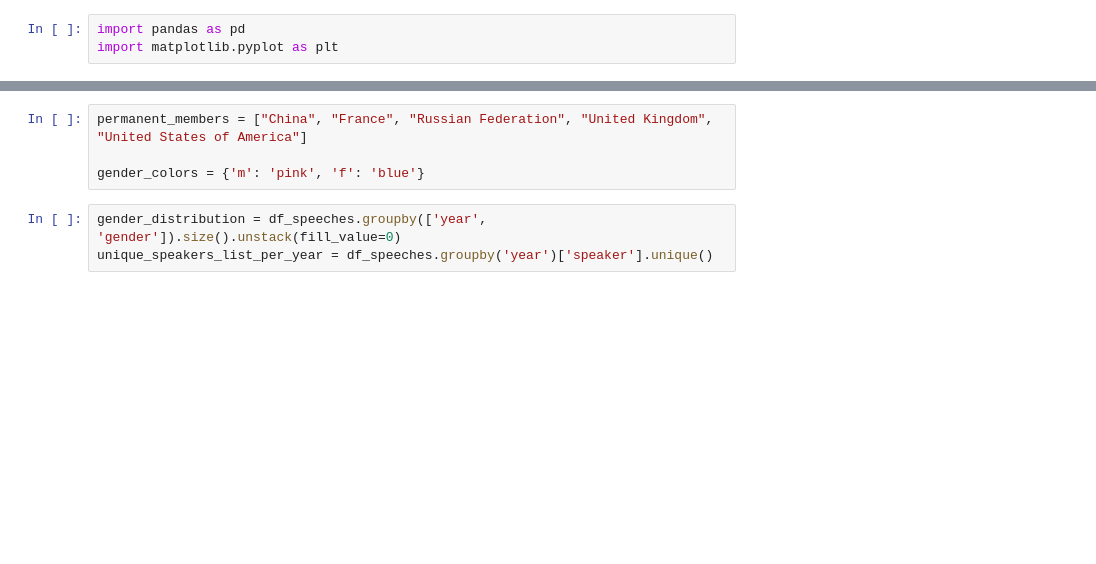
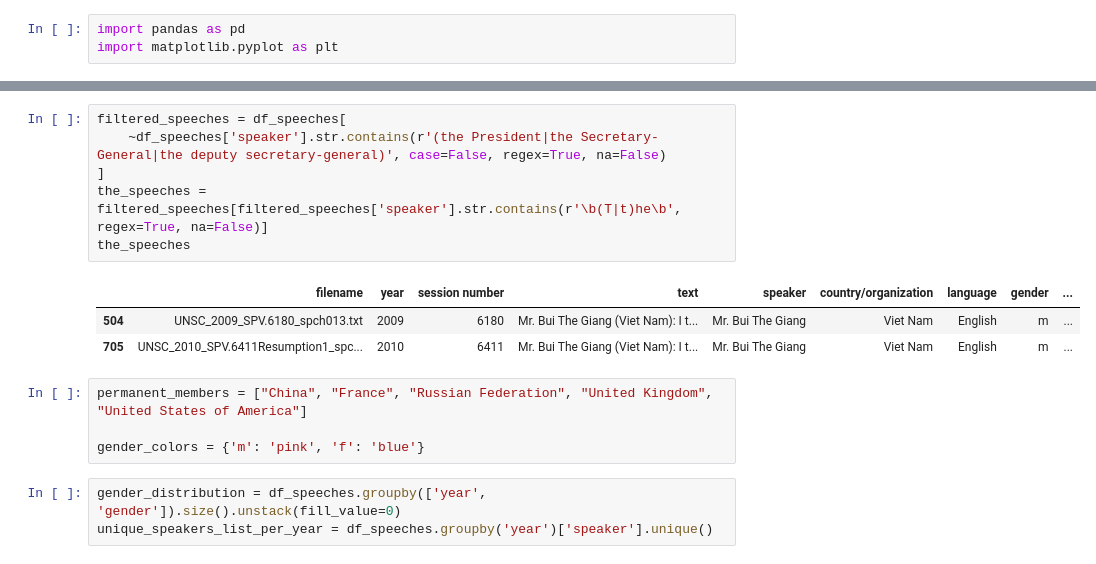
Before and after one commit to imgeyuez/WPS-HRI, a Jupyter notebook: preprocessing/stats.ipynb, the cells around one changed output, grey strips where cells are left out. Saved outputs shown, nothing was run; the diff lists cells and outputs as text; blank space fills up the shorter version.

```diff
--- a/preprocessing/stats.ipynb
+++ b/preprocessing/stats.ipynb
@@ -21,3 +27,13 @@ df_speeches
+# %%
+filtered_speeches = df_speeches[
+    ~df_speeches['speaker'].str.contains(r'(the President|the Secretary-General|the deputy secretary-general)', case=False, regex=True, na=False)
+]
+the_speeches = filtered_speeches[filtered_speeches['speaker'].str.contains(r'\b(T|t)he\b', regex=True, na=False)]
+the_speeches
+# %% [output]
+|  | filename | year | session number | text | speaker | country/organization | language | gender | ... |
+| 504 | UNSC_2009_SPV.6180_spch013.txt | 2009 | 6180 | Mr. Bui The Giang (Viet Nam): I t... | Mr. Bui The Giang | Viet Nam | English | m | ... |
+| 705 | UNSC_2010_SPV.6411Resumption1_spc... | 2010 | 6411 | Mr. Bui The Giang (Viet Nam): I t... | Mr. Bui The Giang | Viet Nam | English | m | ... |
 # %%
 permanent_members = ["China", "France", "Russian Federation", "United Kingdom", "United States of America"]
 
```
Also changed, not shown: parts of 5 cells of this notebook, 4 other files.
